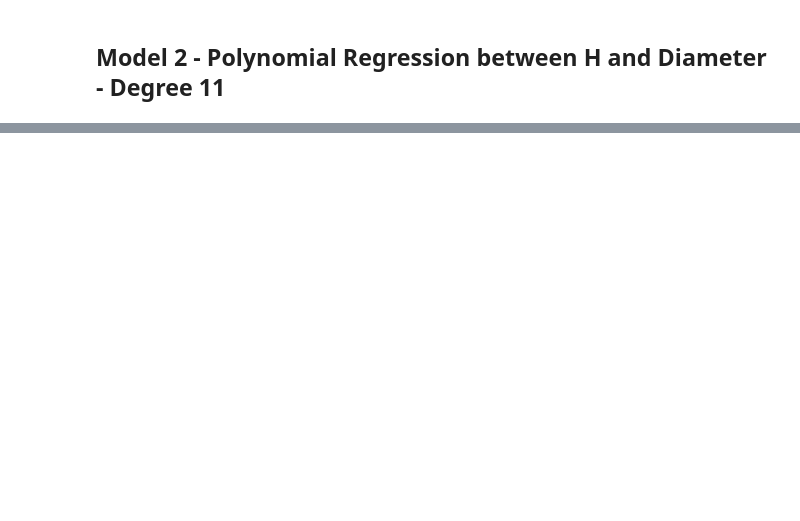
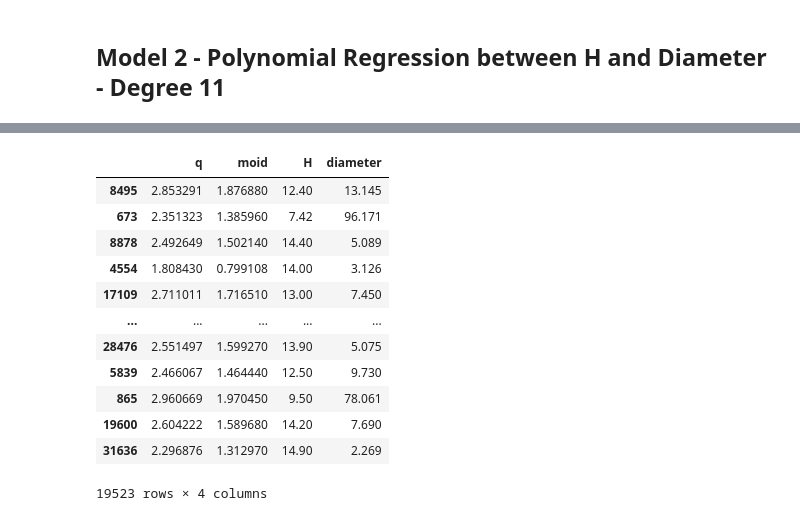
Before and after one commit to harshilxd/Asteroid-Feature-Prediction, a Jupyter notebook: source/Exploring_Asteroid_Dataset.ipynb, the cells around one changed output, grey strips where cells are left out. Drawn from its saved outputs; the diff is of its cells as text; code cells hidden in the pictures; blank space fills up the shorter version.

```diff
--- a/source/Exploring_Asteroid_Dataset.ipynb
+++ b/source/Exploring_Asteroid_Dataset.ipynb
@@ -327,0 +358,16 @@ Degree 11 - Training MSE: 53.83046984142603, Testing MSE: 42.940607198330106
+# %%
+train_df.astype(float)
+# %% [output]
+|  | q | moid | H | diameter |
+| 8495 | 2.853291 | 1.876880 | 12.40 | 13.145 |
+| 673 | 2.351323 | 1.385960 | 7.42 | 96.171 |
+| 8878 | 2.492649 | 1.502140 | 14.40 | 5.089 |
+| 4554 | 1.808430 | 0.799108 | 14.00 | 3.126 |
+| 17109 | 2.711011 | 1.716510 | 13.00 | 7.450 |
+| ... | ... | ... | ... | ... |
+| 28476 | 2.551497 | 1.599270 | 13.90 | 5.075 |
+| 5839 | 2.466067 | 1.464440 | 12.50 | 9.730 |
+| 865 | 2.960669 | 1.970450 | 9.50 | 78.061 |
+| 19600 | 2.604222 | 1.589680 | 14.20 | 7.690 |
+| 31636 | 2.296876 | 1.312970 | 14.90 | 2.269 |
+19523 rows × 4 columns
```
Also changed, not shown: parts of 14 cells of this notebook.
